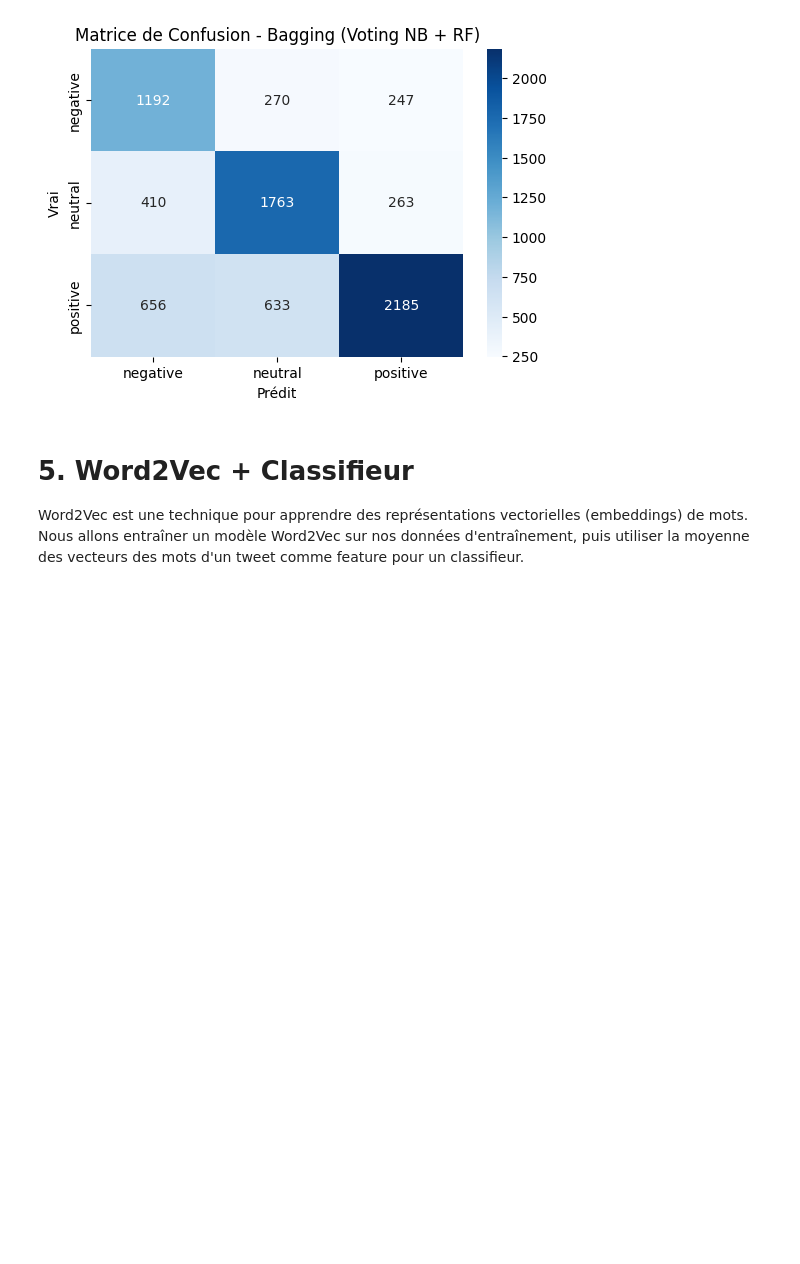
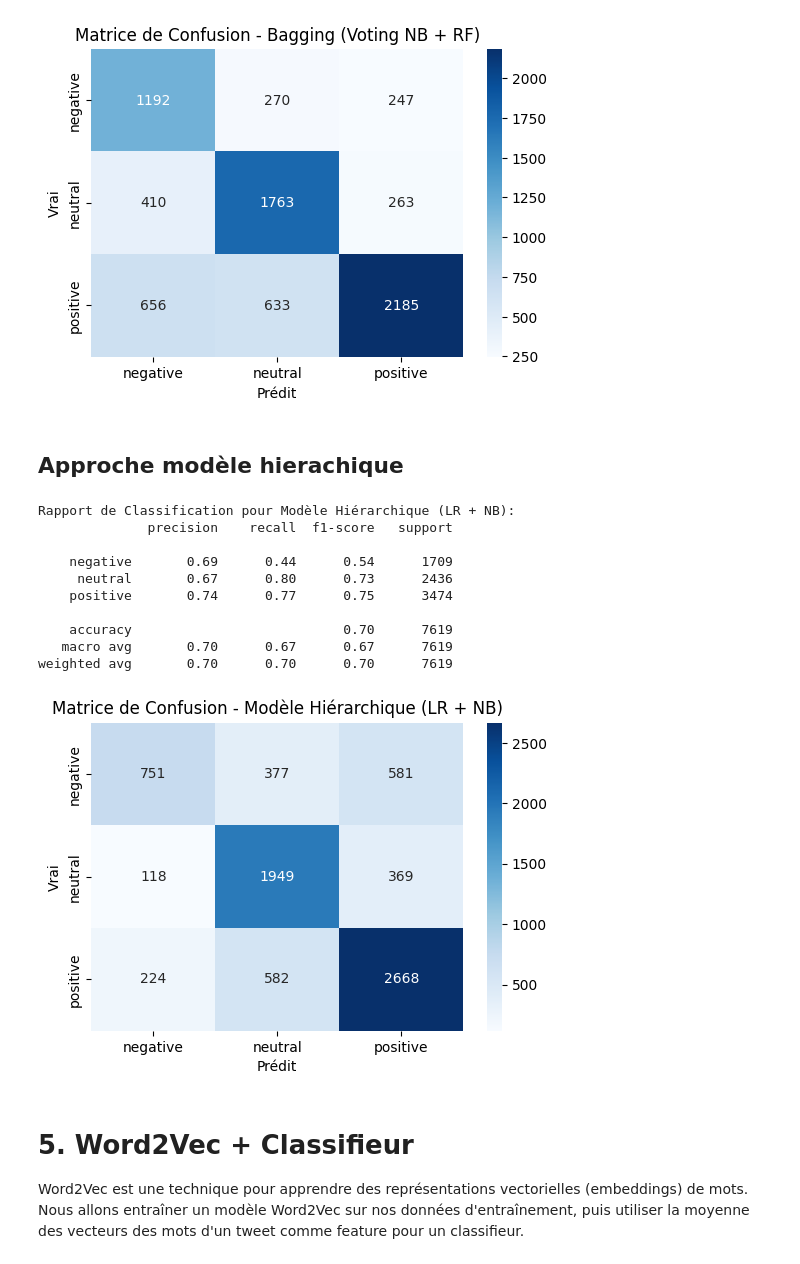
Before and after one commit to Wassbdr/twitter-sentiment-analysis, a Jupyter notebook: src/data.ipynb, the cells around one changed output. Saved outputs shown, nothing was run; the diff lists cells and outputs as text; code cells hidden in the pictures; blank space fills up the shorter version.

Commit message:
feat: modele hierachique

```diff
--- a/src/data.ipynb
+++ b/src/data.ipynb
@@ -509,6 +509,59 @@ Rapport de Classification pour Bagging (Voting NB + RF):
    macro avg       0.67      0.68      0.67      7619
 weighted avg       0.70      0.67      0.68      7619
 [figure]
+# %% [markdown]
+## Approche modèle hierachique
+# %%
+from sklearn.naive_bayes import MultinomialNB
+from sklearn.linear_model import LogisticRegression
+from sklearn.pipeline import make_pipeline
+from sklearn.feature_extraction.text import TfidfVectorizer
+import numpy as np
+
+# Vectorisation
+tfidf_vectorizer = TfidfVectorizer(max_features=5000, stop_words='english', ngram_range=(1,2))
+X_train_tfidf = tfidf_vectorizer.fit_transform(X_train_text)
+X_test_tfidf = tfidf_vectorizer.transform(X_test_text)
+
+# Phase 1 : Neutre vs Non-Neutre
+y_train_lvl1 = np.where(y_train_str == 'neutral', 'neutral', 'non-neutral')
+y_test_lvl1 = np.where(y_test_str == 'neutral', 'neutral', 'non-neutral')
+
+model_lvl1 = LogisticRegression(max_iter=1000, random_state=SEED, class_weight='balanced')
+model_lvl1.fit(X_train_tfidf, y_train_lvl1)
+
+# Phase 2 : Positive vs Negative (seulement sur les "non-neutral")
+mask_non_neutral = y_train_str != 'neutral'
+X_train_lvl2 = X_train_tfidf[mask_non_neutral]
+y_train_lvl2 = y_train_str[mask_non_neutral]
+
+model_lvl2 = MultinomialNB(alpha=0.1)
+model_lvl2.fit(X_train_lvl2, y_train_lvl2)
+
+# Prédictions hiérarchiques
+pred_lvl1 = model_lvl1.predict(X_test_tfidf)
+final_preds = []
+
+for i, pred1 in enumerate(pred_lvl1):
+    if pred1 == 'neutral':
+        final_preds.append('neutral')
+    else:
+        pred2 = model_lvl2.predict(X_test_tfidf[i])
+        final_preds.append(pred2[0])
+
+evaluate_model("Modèle Hiérarchique (LR + NB)", y_test_str, final_preds)
+# %% [output]
+Rapport de Classification pour Modèle Hiérarchique (LR + NB):
+              precision    recall  f1-score   support
+
+    negative       0.69      0.44      0.54      1709
+     neutral       0.67      0.80      0.73      2436
+    positive       0.74      0.77      0.75      3474
+
+    accuracy                           0.70      7619
+   macro avg       0.70      0.67      0.67      7619
+weighted avg       0.70      0.70      0.70      7619
+[figure, added]
 # %% [markdown]
 # 5. Word2Vec + Classifieur
 
```
